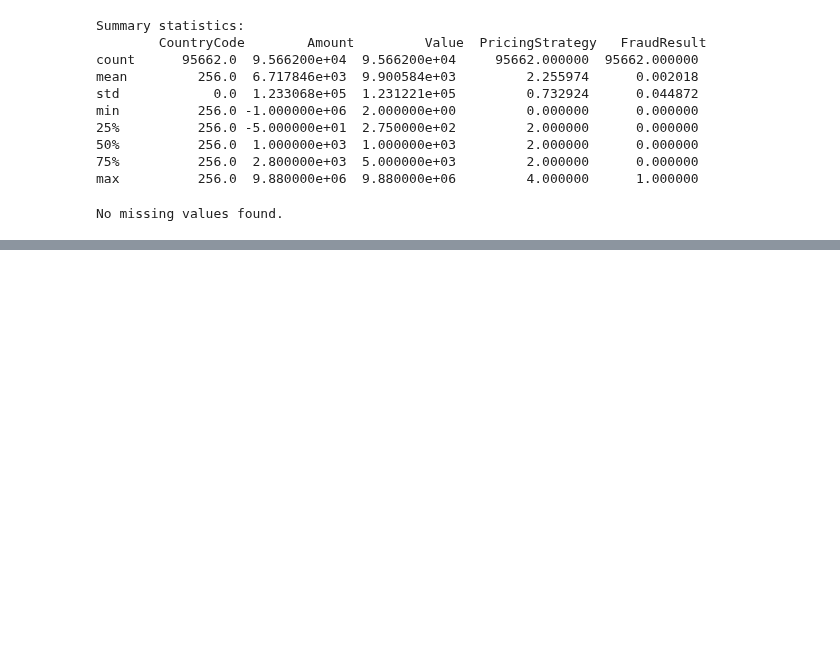
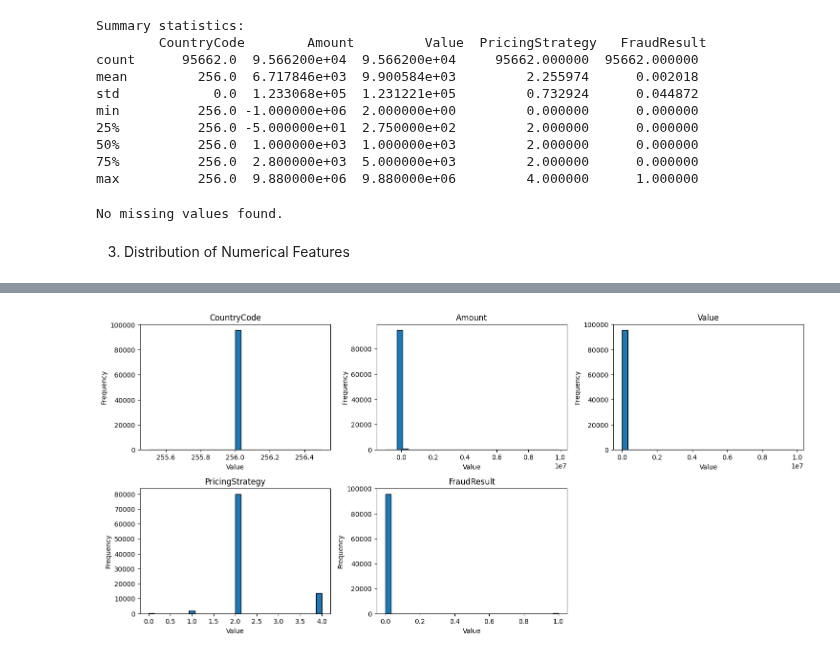
Before and after one commit to dagiteferi/Credit-scoring-model, a Jupyter notebook: notebooks/Exploratory_Data_Analysis.ipynb, the cells around one changed output, grey strips where cells are left out. Saved outputs shown, nothing was run; the diff lists cells and outputs as text; code cells hidden in the pictures; blank space fills up the shorter version.

Commit message:
Update exploratory data analysis notebook with additional visualizations and insights

```diff
--- a/notebooks/Exploratory_Data_Analysis.ipynb
+++ b/notebooks/Exploratory_Data_Analysis.ipynb
@@ -77,3 +77,8 @@ max          256.0  9.880000e+06  9.880000e+06         4.000000      1.000000
 identify_missing_values(data)
 # %% [output]
 No missing values found.
+# %% [markdown]
+3. Distribution of Numerical Features
+# %%
+distribution_of_numerical_features(data)
+# %% [output]
@@ -79,0 +88 @@ No missing values found.
+[figure, added]
```
Also changed, not shown: parts of 1 cell of this notebook.
